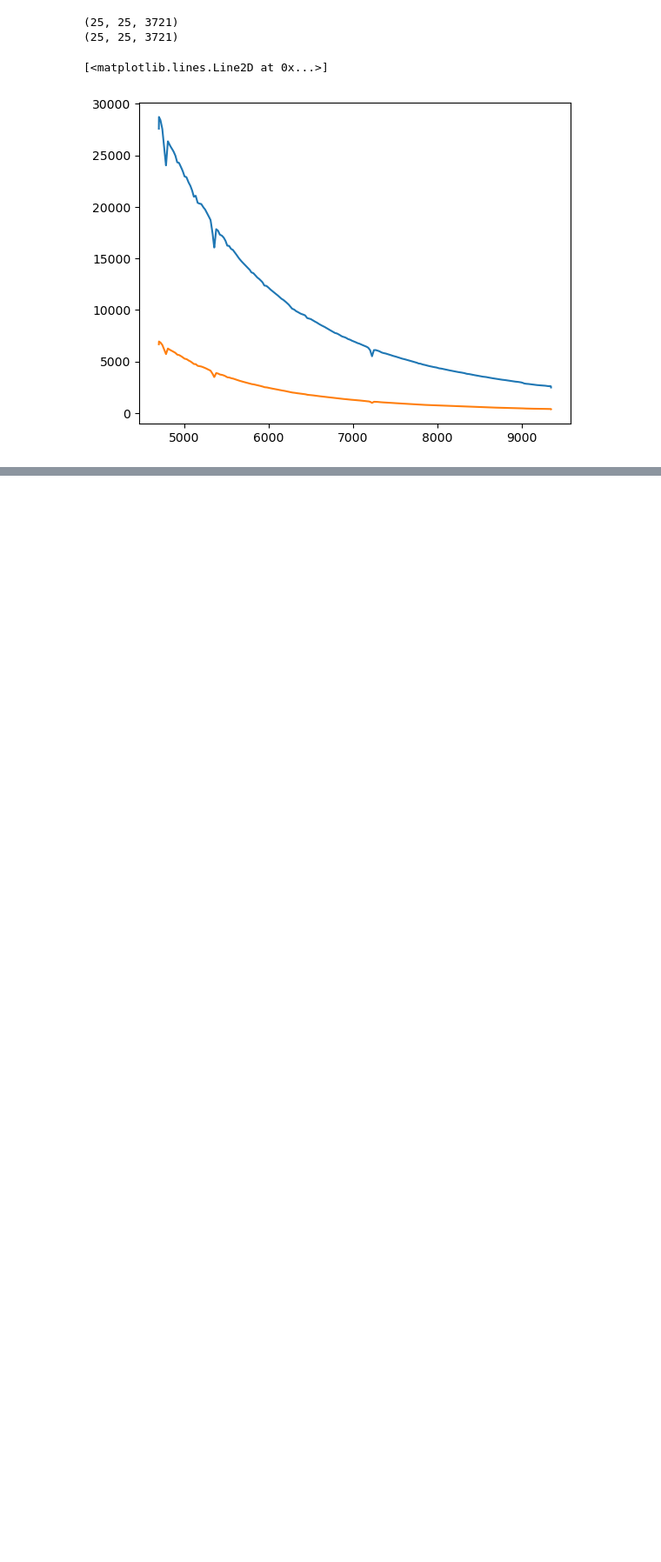
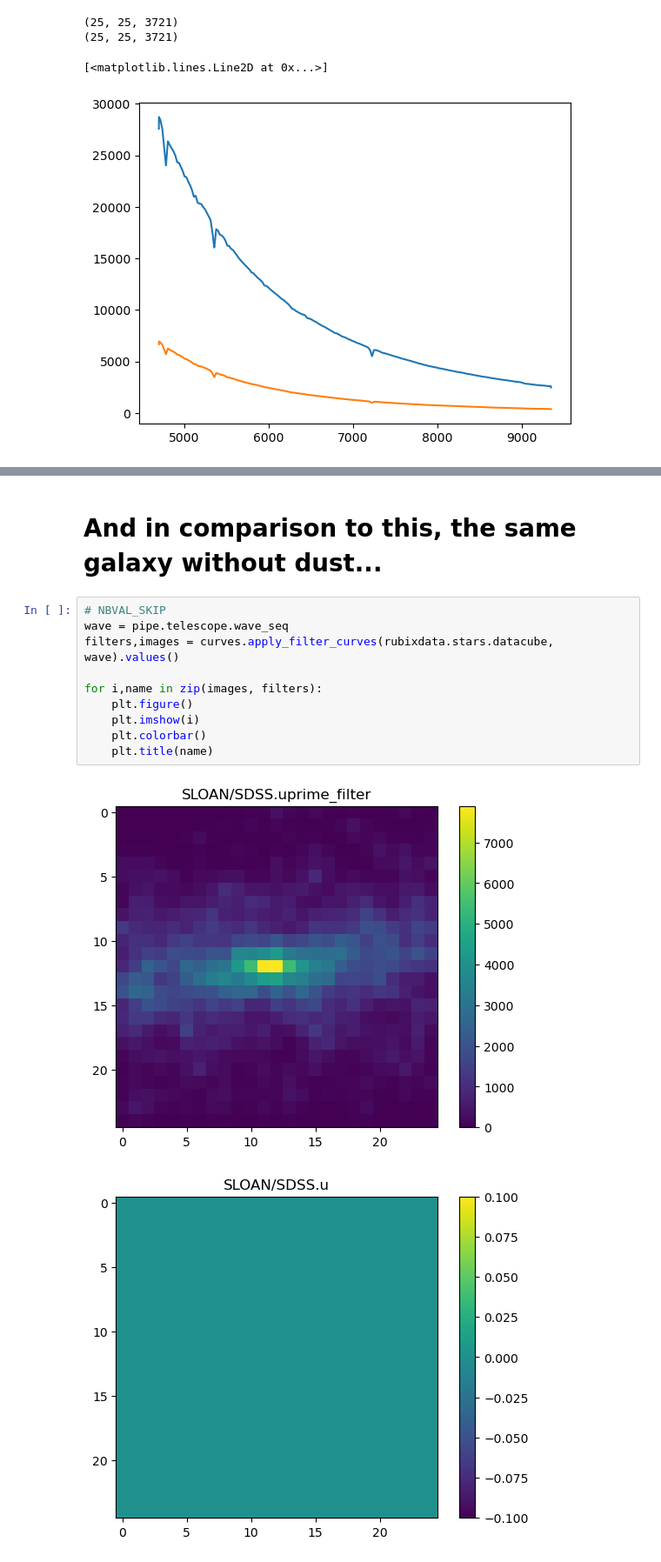
Before and after one commit to ufuk-cakir/rubix, a Jupyter notebook: notebooks/dust_extinction.ipynb, the cells around one changed output, grey strips where cells are left out. Shown at 87% size. Cells and saved outputs as stored; diff of their text form; blank space fills up the shorter version.

```diff
--- a/notebooks/dust_extinction.ipynb
+++ b/notebooks/dust_extinction.ipynb
@@ -573,0 +400,15 @@ gas positions: [0.  0.  0.  0.  0.  2.5]
+# %% [markdown]
+# And in comparison to this, the same galaxy without dust...
+# %%
+# NBVAL_SKIP
+wave = pipe.telescope.wave_seq
+filters,images = curves.apply_filter_curves(rubixdata.stars.datacube, wave).values()
+
+for i,name in zip(images, filters):
+    plt.figure()
+    plt.imshow(i)
+    plt.colorbar()
+    plt.title(name)
+# %% [output]
+[figure, added]
+[figure, added]
```
Also changed, not shown: parts of 34 cells of this notebook.
